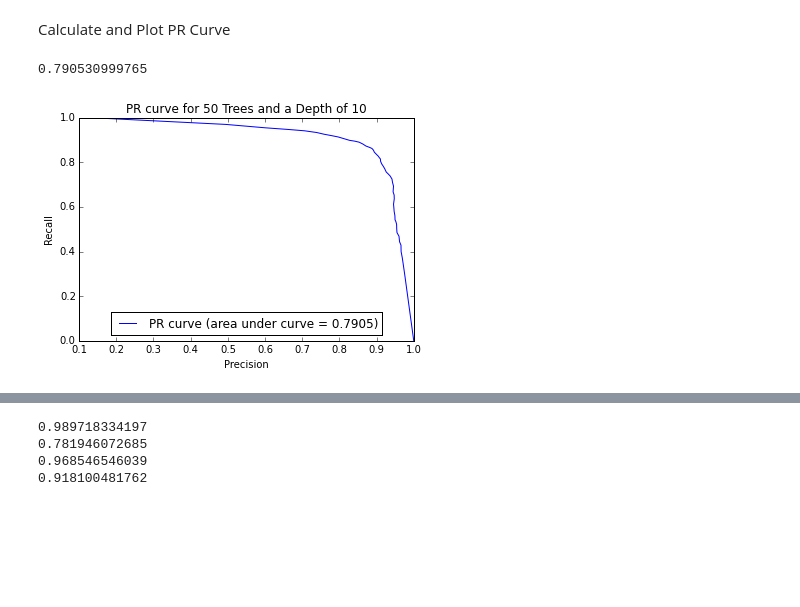
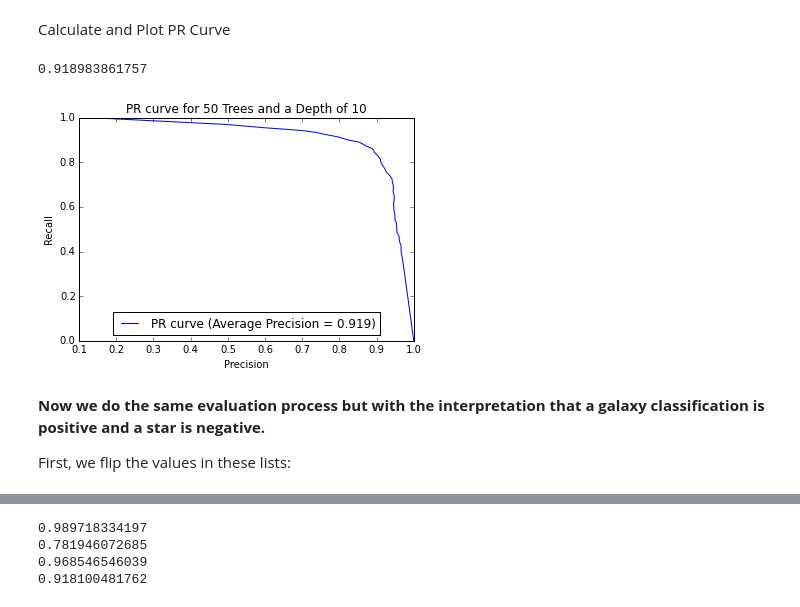
Before and after one commit to ashcat2005/POPREU, a Jupyter notebook: ROC_and_PR.ipynb, the cells around one changed output, grey strips where cells are left out. Saved outputs shown, nothing was run; the diff lists cells and outputs as text; code cells hidden in the pictures; blank space fills up the shorter version.

Commit message:
Fixed AUC for PR curves. Added PR and ROC with values flipped.

```diff
--- a/ROC_and_PR.ipynb
+++ b/ROC_and_PR.ipynb
@@ -53,16 +55,20 @@ plt.show()
 # %% [markdown]
 Calculate and Plot PR Curve
 # %%
-pr = metrics.precision_recall_curve(true,score)
+pr = metrics.precision_recall_curve(true, score)
 #plt.plot([0,1],[0,1],'k--')
-pr_auc = metrics.auc(pr[0],pr[1],True)
-print pr_auc
-plt.plot(pr[0],pr[1], label = 'PR curve (area under curve = ' +str(pr_auc.round(4))+')')
+avgp = metrics.average_precision_score(true, score)
+print avgp
+plt.plot(pr[0],pr[1], label = 'PR curve (Average Precision = ' +str(avgp.round(4))+')')
 plt.title('PR curve for 50 Trees and a Depth of 10')
 plt.xlabel('Precision')
 plt.ylabel('Recall')
 plt.legend(loc = 'lower center')
 plt.show()
 # %% [output]
-0.790530999765
+0.918983861757
-[figure, old version]
+[figure, new version]
+# %% [markdown]
+<b> Now we do the same evaluation process but with the interpretation that a galaxy classification is positive and a star is negative. </b>
+
+First, we flip the values in these lists:
```
Also changed, not shown: parts of 10 cells of this notebook.
